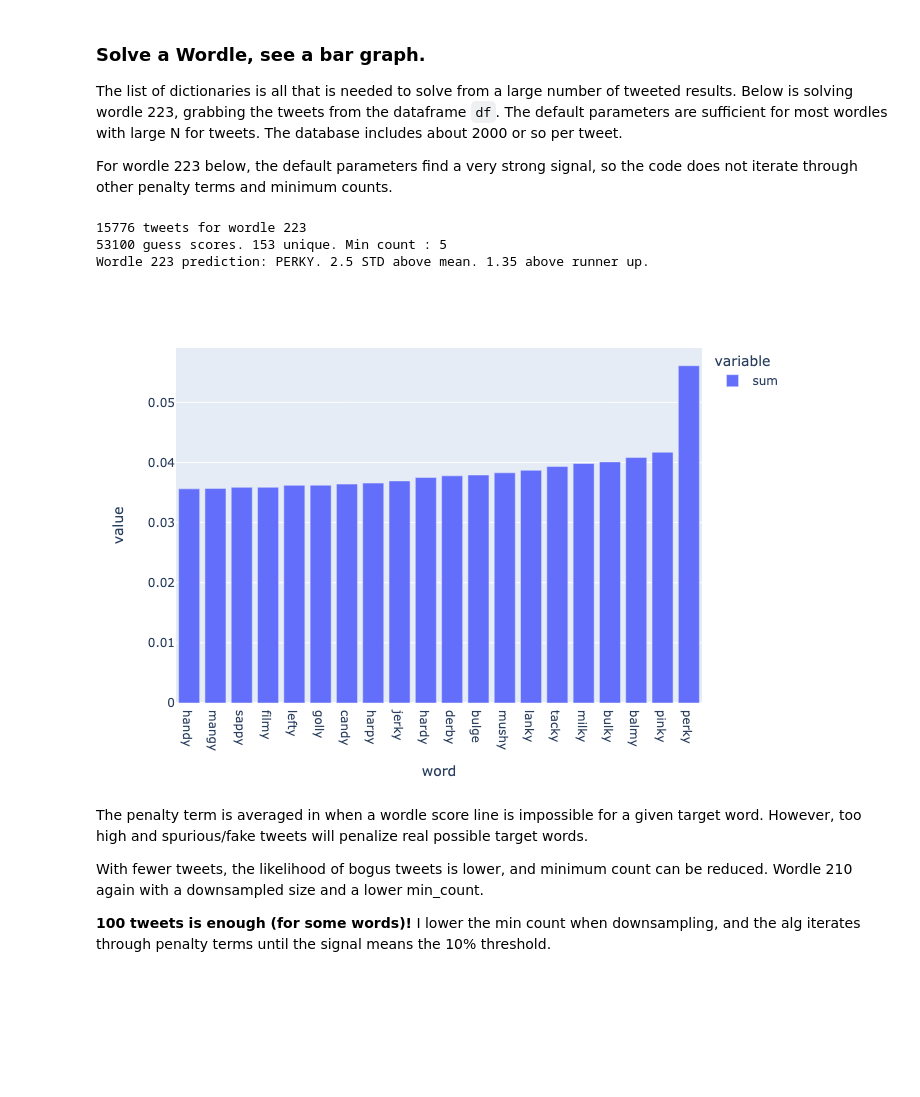
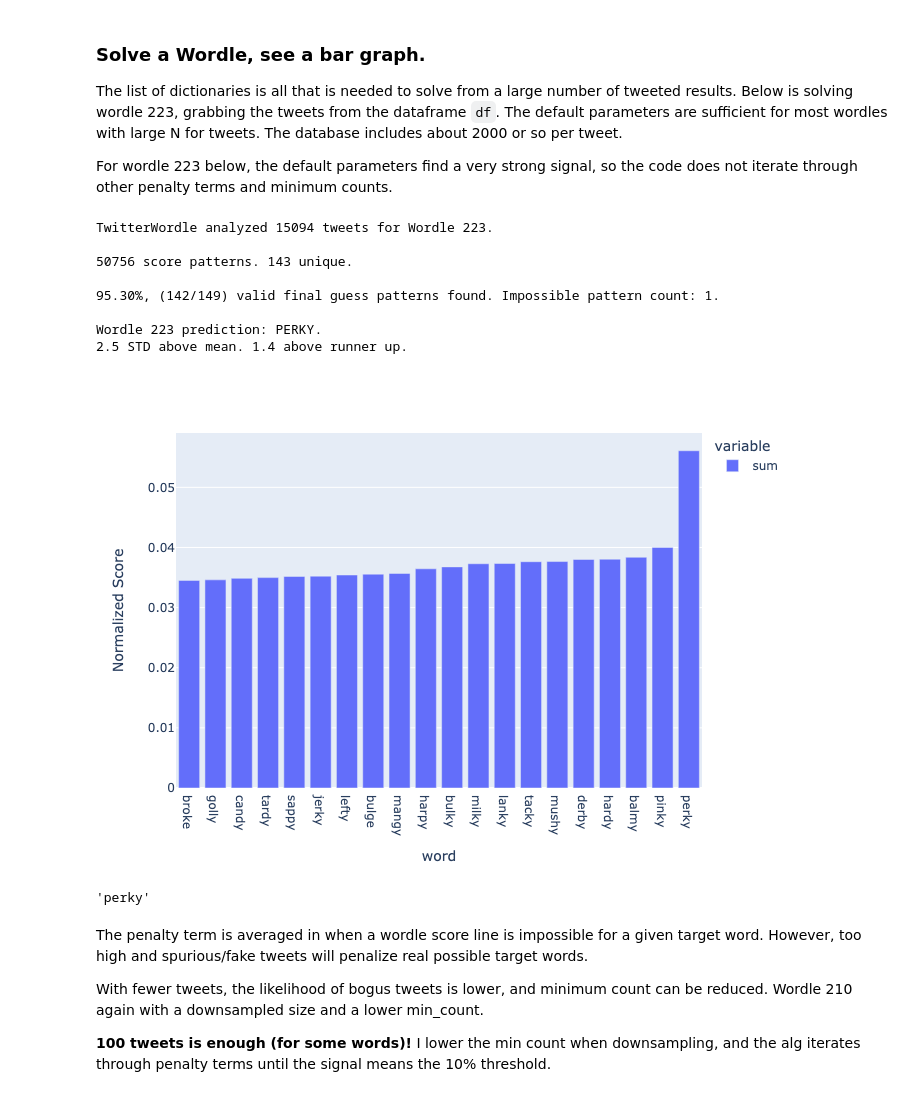
Before and after one commit to astrowonk/TwitterWordle, a Jupyter notebook: Predict with Tweets.ipynb, the cells around one changed output. Saved outputs shown, nothing was run; the diff lists cells and outputs as text; code cells hidden in the pictures; blank space fills up the shorter version.

```diff
--- a/Predict with Tweets.ipynb
+++ b/Predict with Tweets.ipynb
@@ -57,12 +61,18 @@ The list of dictionaries is all that is needed to solve from a large number of t
 For wordle 223 below, the default parameters find a very strong signal, so the code does not iterate through other penalty terms and minimum counts.
 # %%
 
-t.solve(223)
+t.solve(223,mask_result=False,plot=True)
 # %% [output]
-15776 tweets for wordle 223
-53100 guess scores. 153 unique. Min count : 5
-Wordle 223 prediction: PERKY. 2.5 STD above mean. 1.35 above runner up.
+TwitterWordle analyzed 15094 tweets for Wordle 223.
+
+50756 score patterns. 143 unique.
+
+95.30%, (142/149) valid final guess patterns found. Impossible pattern count: 1.
+
+Wordle 223 prediction: PERKY.
+2.5 STD above mean. 1.4 above runner up.
-[figure, old version]
+[figure, new version]
+'perky'
 # %% [markdown]
 The penalty term is averaged in when a wordle score line is impossible for a given target word. However, too high and spurious/fake tweets will penalize real possible target words.
 
```
Also changed, not shown: parts of 11 cells of this notebook, 6 other files.
